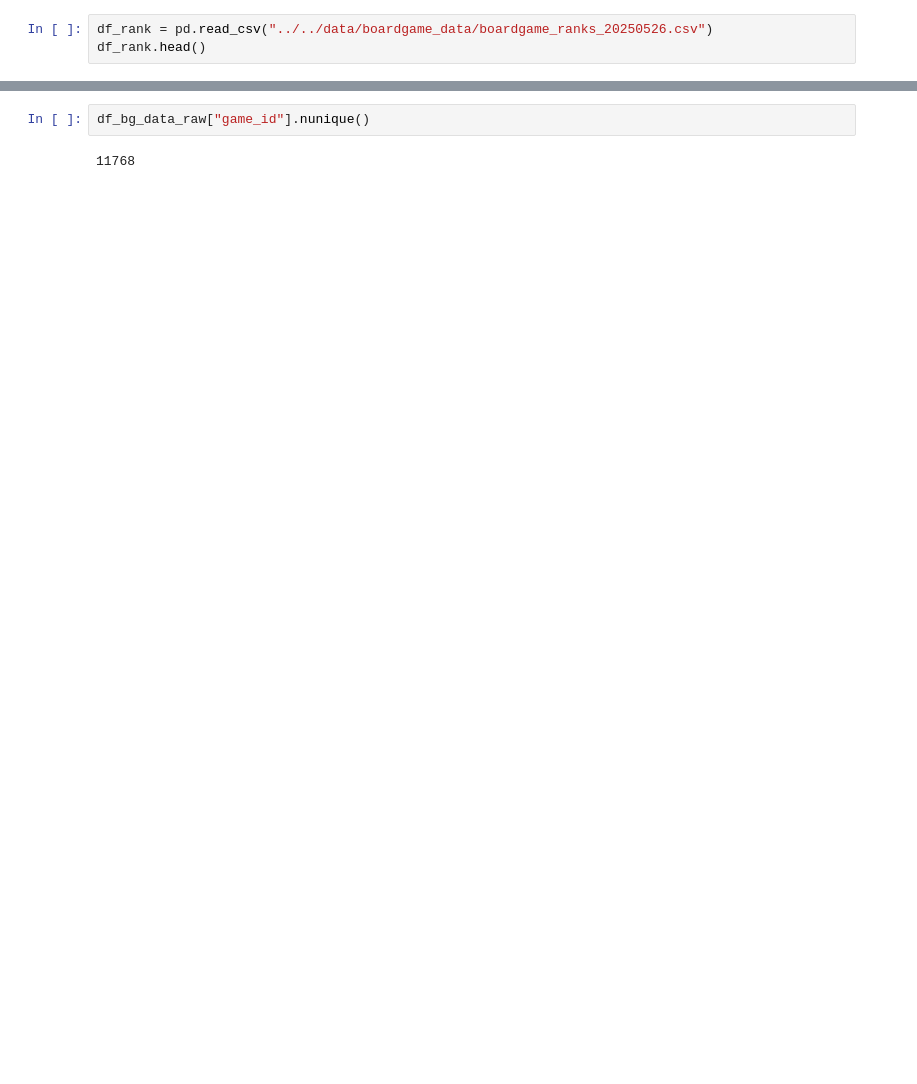
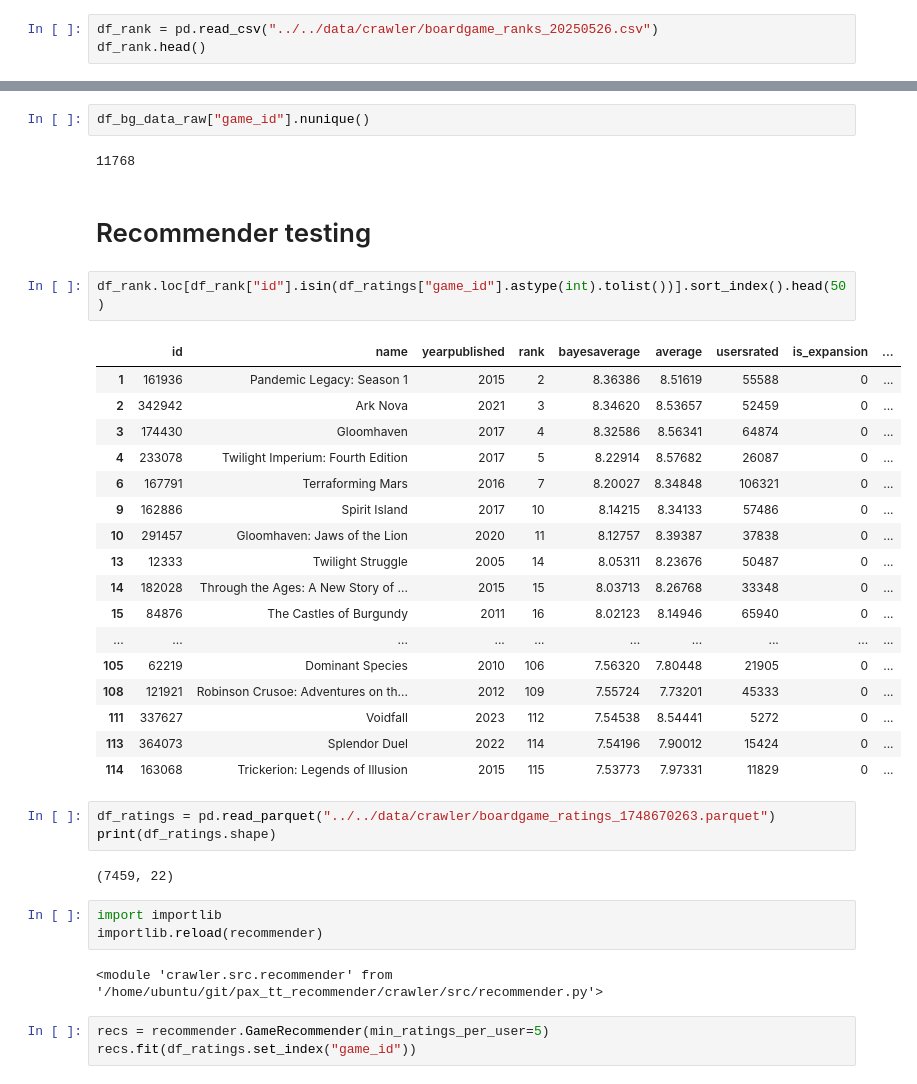
Before and after one commit to MichoelSnow/pax_tt_recommender, a Jupyter notebook: crawler/notebooks/testing.ipynb, the cells around one changed output, grey strips where cells are left out. Saved outputs shown, nothing was run; the diff lists cells and outputs as text; blank space fills up the shorter version.

Commit message:
added recommender

```diff
--- a/crawler/notebooks/testing.ipynb
+++ b/crawler/notebooks/testing.ipynb
@@ -9,7 +15,7 @@ import pandas as pd
 pd.options.display.max_columns=200
 pd.options.display.max_rows=200
 # %%
-df_rank = pd.read_csv("../../data/boardgame_data/boardgame_ranks_20250526.csv")
+df_rank = pd.read_csv("../../data/crawler/boardgame_ranks_20250526.csv")
 df_rank.head()
 # %% [output]
 |  | id | name | yearpublished | rank | bayesaverage | average | usersrated | is_expansion | ... |
@@ -80,3 +86,38 @@ df_ratings.tail()
 df_bg_data_raw["game_id"].nunique()
 # %% [output]
 11768
+# %% [markdown]
+# Recommender testing
+# %%
+df_rank.loc[df_rank["id"].isin(df_ratings["game_id"].astype(int).tolist())].sort_index().head(50)
+# %% [output]
+|  | id | name | yearpublished | rank | bayesaverage | average | usersrated | is_expansion | ... |
+| 1 | 161936 | Pandemic Legacy: Season 1 | 2015 | 2 | 8.36386 | 8.51619 | 55588 | 0 | ... |
+| 2 | 342942 | Ark Nova | 2021 | 3 | 8.34620 | 8.53657 | 52459 | 0 | ... |
+| 3 | 174430 | Gloomhaven | 2017 | 4 | 8.32586 | 8.56341 | 64874 | 0 | ... |
+| 4 | 233078 | Twilight Imperium: Fourth Edition | 2017 | 5 | 8.22914 | 8.57682 | 26087 | 0 | ... |
+| 6 | 167791 | Terraforming Mars | 2016 | 7 | 8.20027 | 8.34848 | 106321 | 0 | ... |
+| 9 | 162886 | Spirit Island | 2017 | 10 | 8.14215 | 8.34133 | 57486 | 0 | ... |
+| 10 | 291457 | Gloomhaven: Jaws of the Lion | 2020 | 11 | 8.12757 | 8.39387 | 37838 | 0 | ... |
+| 13 | 12333 | Twilight Struggle | 2005 | 14 | 8.05311 | 8.23676 | 50487 | 0 | ... |
+| 14 | 182028 | Through the Ages: A New Story of ... | 2015 | 15 | 8.03713 | 8.26768 | 33348 | 0 | ... |
+| 15 | 84876 | The Castles of Burgundy | 2011 | 16 | 8.02123 | 8.14946 | 65940 | 0 | ... |
+| ... | ... | ... | ... | ... | ... | ... | ... | ... | ... |
+| 105 | 62219 | Dominant Species | 2010 | 106 | 7.56320 | 7.80448 | 21905 | 0 | ... |
+| 108 | 121921 | Robinson Crusoe: Adventures on th... | 2012 | 109 | 7.55724 | 7.73201 | 45333 | 0 | ... |
+| 111 | 337627 | Voidfall | 2023 | 112 | 7.54538 | 8.54441 | 5272 | 0 | ... |
+| 113 | 364073 | Splendor Duel | 2022 | 114 | 7.54196 | 7.90012 | 15424 | 0 | ... |
+| 114 | 163068 | Trickerion: Legends of Illusion | 2015 | 115 | 7.53773 | 7.97331 | 11829 | 0 | ... |
+# %%
+df_ratings = pd.read_parquet("../../data/crawler/boardgame_ratings_1748670263.parquet")
+print(df_ratings.shape)
+# %% [output]
+(7459, 22)
+# %%
+import importlib
+importlib.reload(recommender)
+# %% [output]
+<module 'crawler.src.recommender' from '/home/ubuntu/git/pax_tt_recommender/crawler/src/recommender.py'>
+# %%
+recs = recommender.GameRecommender(min_ratings_per_user=5)
+recs.fit(df_ratings.set_index("game_id"))
```
Also changed, not shown: parts of 10 cells of this notebook, 4 other files.
